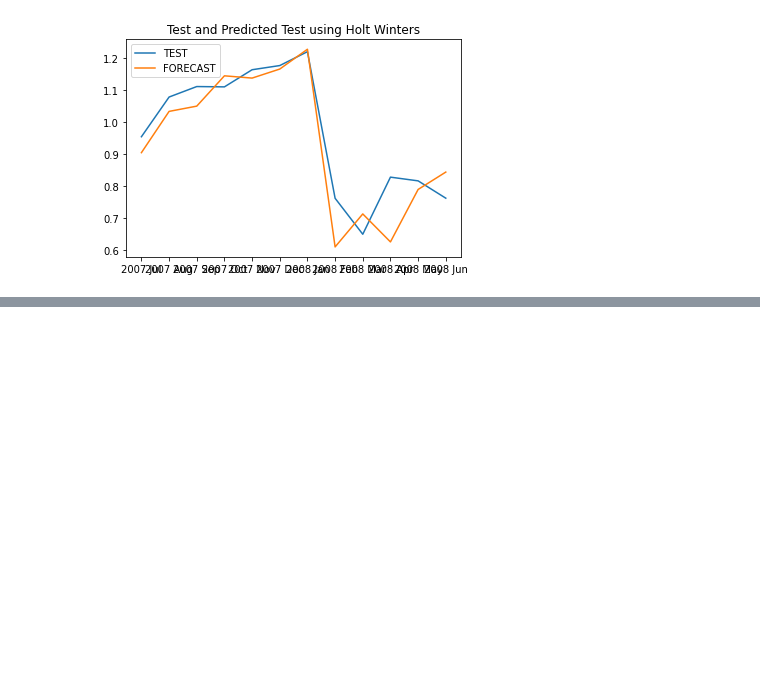
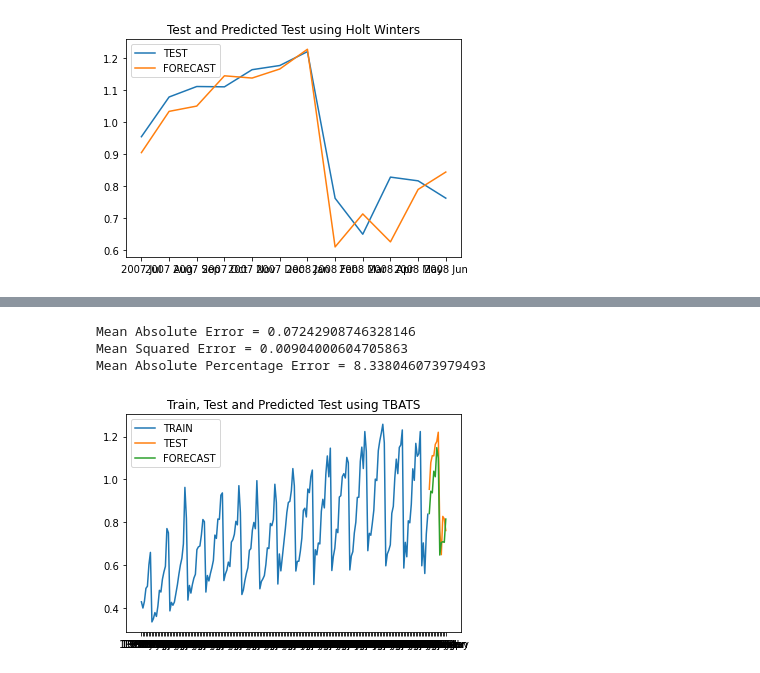
Before and after one commit to taranakasamanli/DataScience, a Jupyter notebook: Homework7.ipynb, the cells around one changed output, grey strips where cells are left out. Cells and saved outputs as stored; diff of their text form; code cells hidden in the pictures; blank space fills up the shorter version.

```diff
--- a/Homework7.ipynb
+++ b/Homework7.ipynb
@@ -298,0 +306,36 @@ ImportError: ignored
+# %%
+from sklearn.metrics import mean_absolute_error,mean_squared_error
+print(f'Mean Absolute Error = {mean_absolute_error(test,test_prediction)}')
+print(f'Mean Squared Error = {mean_squared_error(test,test_prediction)}')
+import numpy as np
+def mape(actual,pred):
+    return np.mean(np.abs((actual - pred) / actual)) * 100
+print(f'Mean Absolute Percentage Error = {mape(np.array(test),np.array(test_prediction) )}')
+# %% [output]
+Mean Absolute Error = 0.07242908746328146
+Mean Squared Error = 0.00904000604705863
+Mean Absolute Percentage Error = 8.338046073979493
+# %%
+#Q9
+from tbats import TBATS, BATS
+estimator = TBATS(
+    seasonal_periods=[12],
+    use_arma_errors=False,
+    use_box_cox=False
+)
+model = estimator.fit(train)
+test_prediction = model.forecast(steps=12)
+
+test_prediction=pd.DataFrame(test_prediction)
+new_index = test.index
+test_prediction=test_prediction.set_index(new_index)
+test_prediction.columns=['Cost']
+
+
+plt.plot(train['Cost'],label='TRAIN')
+plt.plot(test['Cost'],label='TEST')
+plt.plot(test_prediction,label='FORECAST')
+plt.legend(loc="upper left")
+plt.title('Train, Test and Predicted Test using TBATS');
+# %% [output]
+[figure, added]
```
Also changed, not shown: parts of 11 cells of this notebook.
